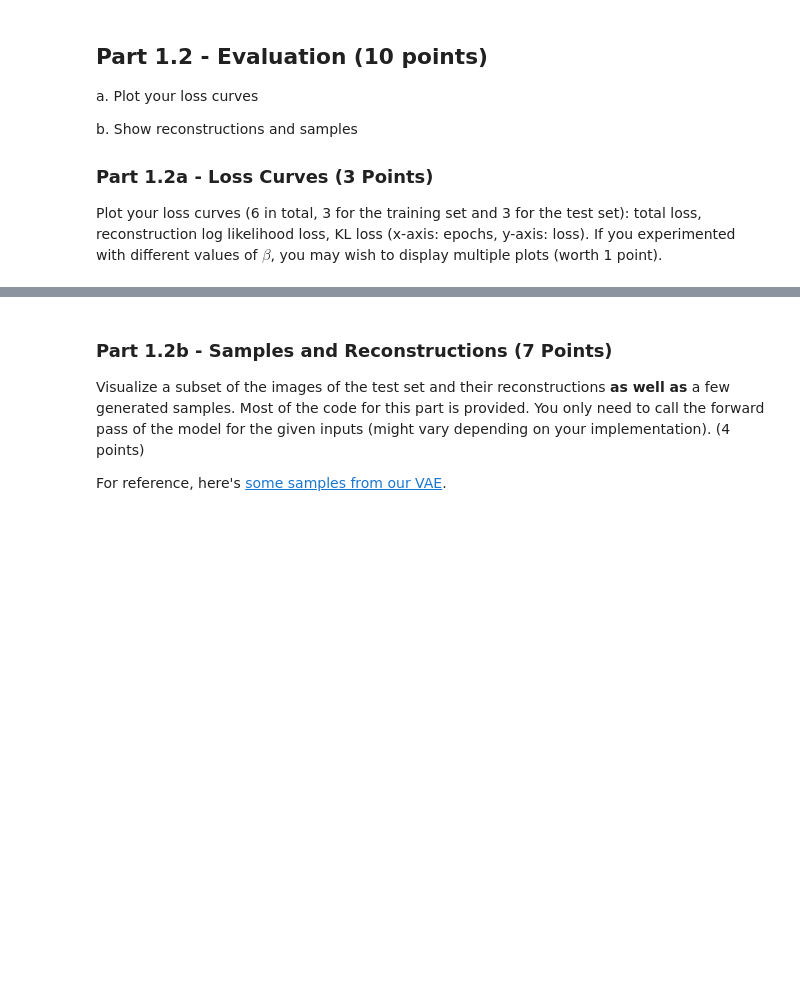
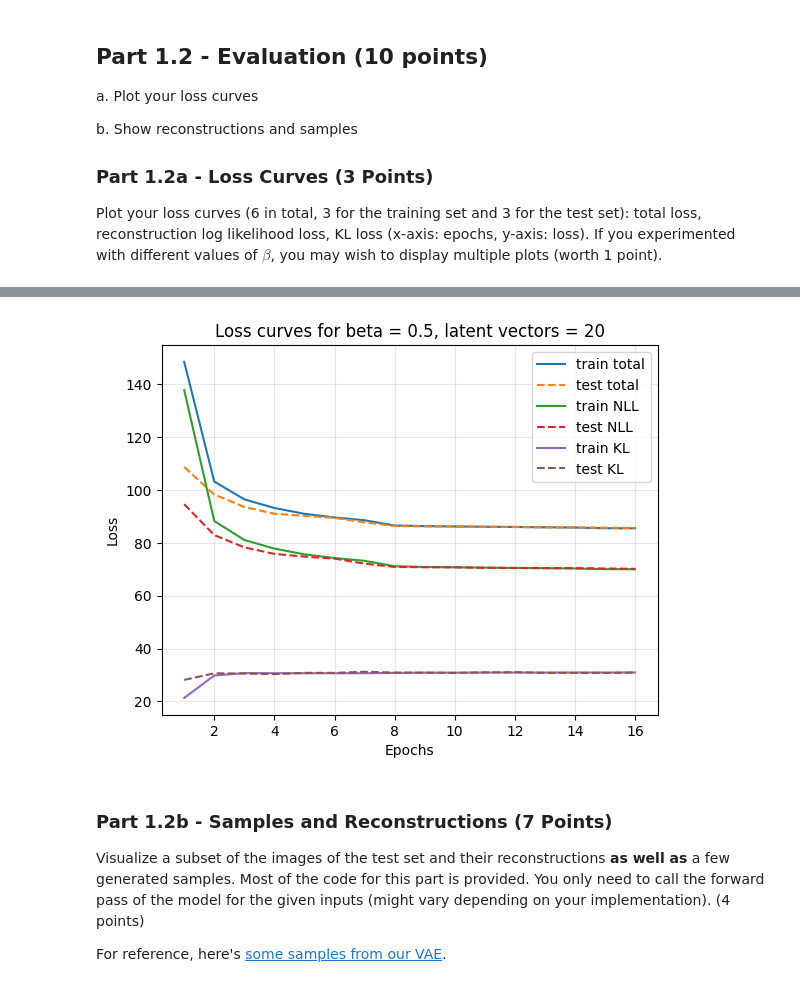
Before and after one commit to fedmand/VAE-DDPM-Implementation, a Jupyter notebook: dl_cw2.ipynb, the cells around one changed output, grey strips where cells are left out. Saved outputs shown, nothing was run; the diff lists cells and outputs as text; code cells hidden in the pictures; blank space fills up the shorter version.

```diff
--- a/dl_cw2.ipynb
+++ b/dl_cw2.ipynb
@@ -237,12 +237,12 @@ Using cuda
 # %%
 # Necessary Hyperparameters
 num_epochs = 16
-learning_rate = 0.01 #0.03
+learning_rate = 1e-3 #0.03
 batch_size = 128
 latent_dim = 20 # Choose a value for the size of the latent space
-
+# THESE HYPER-PARAMS MAY BE OUT-DATED.... THE CORRECT ONES WILL BE IN THE 'TRAIN CELL' BELOW
 # Additional Hyperparameters
-beta = 5
+beta = 0.5
 lr_gamma = 0.1
 lr_step_size = 7
 
@@ -647,26 +688,35 @@ Plot your loss curves (6 in total, 3 for the training set and 3 for the test set
 # %%
 # *CODE FOR PART 1.2a IN THIS CELL*
 #######################################################################
 #                       ** START OF YOUR CODE **
 #######################################################################
 import matplotlib.pyplot as plt
 
 fig, ax = plt.subplots()
-train_losses_ = ...
-test_losses_ = ...
+# numpy automatically detects the (#epochs, 3) structure (list of lists of 3 element each)
+train_losses_ = np.array(train_losses)  # unpacks it in (E,3) shape array
+test_losses_ = np.array(test_losses)
 
-train_l = ...
-test_l = ...
 labels = ['total', 'NLL', 'KL']
-...
-ax.grid()
+epochs = np.arange(1, train_losses_.shape[0] + 1)
+
+# unpack the 3 columns into vectors to plot the different charts
+for j, label in enumerate(labels):
+    ax.plot(epochs, train_losses_[:, j], label=f"train {label}")
+    ax.plot(epochs, test_losses_[:, j], linestyle='--' , label=f"test {label}")
+
+
+ax.grid(True, alpha=0.3)
 ax.legend()
 ax.set_xlabel('Epochs')
 ax.set_ylabel('Loss')
-ax.set_title('Loss curves for beta = 5, latent vectors = 20')
+ax.set_title('Loss curves for beta = 0.5, latent vectors = 20')
+plt.show()
 #######################################################################
 #                       ** END OF YOUR CODE **
 #######################################################################
+# %% [output]
+[figure, added]
 # %% [markdown]
 <!-- END QUESTION -->
 
```
Also changed, not shown: parts of 6 cells of this notebook.
